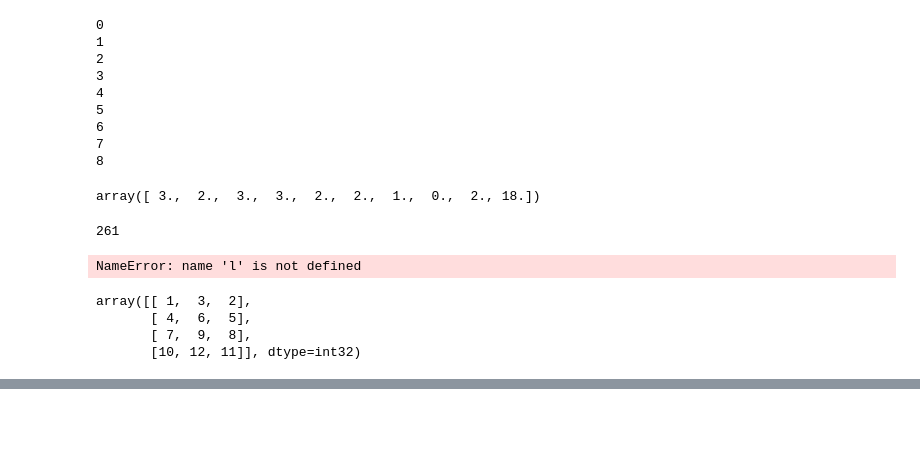
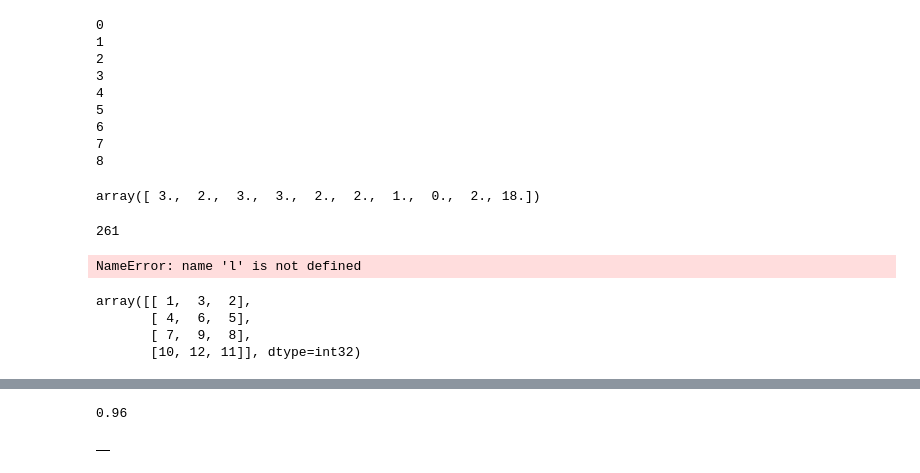
Before and after one commit to tomatopuree/predicting_depression, a Jupyter notebook: tests.ipynb, the cells around one changed output, grey strips where cells are left out. Drawn from its saved outputs; the diff is of its cells as text; code cells hidden in the pictures; blank space fills up the shorter version.

```diff
--- a/tests.ipynb
+++ b/tests.ipynb
@@ -811,0 +975,11 @@ array([[ 1,  3,  2],
+# %%
+grid.grid_scores_[0].mean_validation_score
+# %% [output]
+0.96
+# %%
+
+
+df = pandas.DataFrame()
+df
+# %% [output]
+|  |
```
Also changed, not shown: parts of 18 cells of this notebook, 1 other file.
